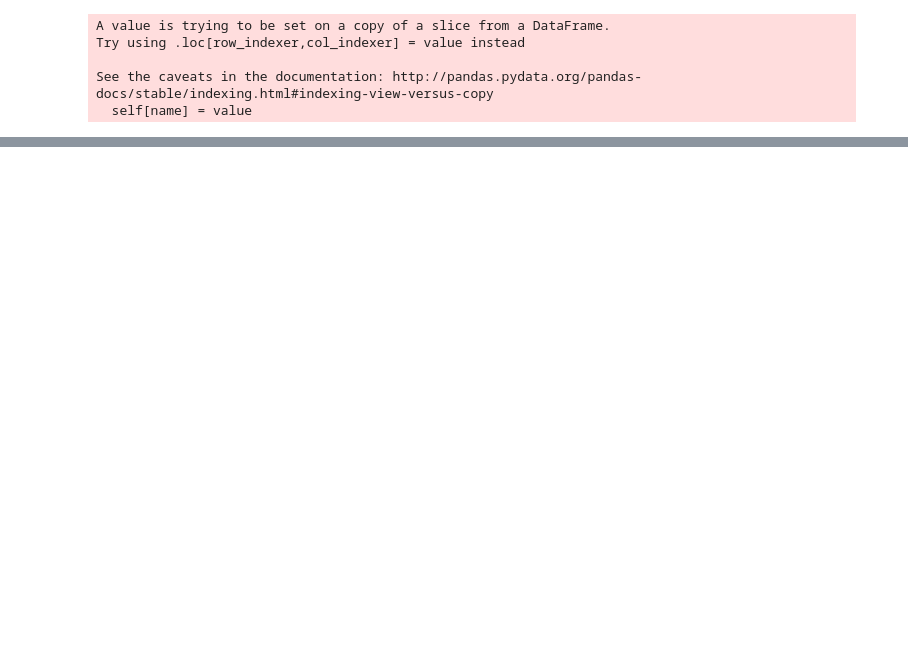
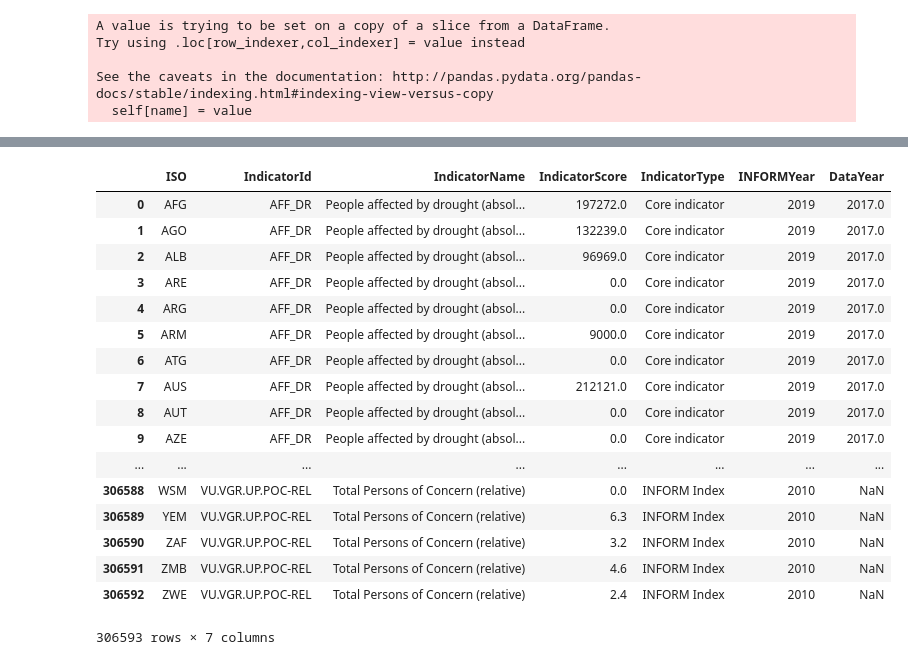
Before and after one commit to RaviShivam/BootlegForPeace, a Jupyter notebook: hfg_eda.ipynb, the cells around one changed output, grey strips where cells are left out. Cells and saved outputs as stored; diff of their text form; code cells hidden in the pictures; blank space fills up the shorter version.

```diff
--- a/hfg_eda.ipynb
+++ b/hfg_eda.ipynb
@@ -140,0 +208,22 @@ plt.plot(grcgrp.Value.tolist())
+# %%
+## Informed
+inform
+# %% [output]
+|  | ISO | IndicatorId | IndicatorName | IndicatorScore | IndicatorType | INFORMYear | DataYear |
+| 0 | AFG | AFF_DR | People affected by drought (absol... | 197272.0 | Core indicator | 2019 | 2017.0 |
+| 1 | AGO | AFF_DR | People affected by drought (absol... | 132239.0 | Core indicator | 2019 | 2017.0 |
+| 2 | ALB | AFF_DR | People affected by drought (absol... | 96969.0 | Core indicator | 2019 | 2017.0 |
+| 3 | ARE | AFF_DR | People affected by drought (absol... | 0.0 | Core indicator | 2019 | 2017.0 |
+| 4 | ARG | AFF_DR | People affected by drought (absol... | 0.0 | Core indicator | 2019 | 2017.0 |
+| 5 | ARM | AFF_DR | People affected by drought (absol... | 9000.0 | Core indicator | 2019 | 2017.0 |
+| 6 | ATG | AFF_DR | People affected by drought (absol... | 0.0 | Core indicator | 2019 | 2017.0 |
+| 7 | AUS | AFF_DR | People affected by drought (absol... | 212121.0 | Core indicator | 2019 | 2017.0 |
+| 8 | AUT | AFF_DR | People affected by drought (absol... | 0.0 | Core indicator | 2019 | 2017.0 |
+| 9 | AZE | AFF_DR | People affected by drought (absol... | 0.0 | Core indicator | 2019 | 2017.0 |
+| ... | ... | ... | ... | ... | ... | ... | ... |
+| 306588 | WSM | VU.VGR.UP.POC-REL | Total Persons of Concern (relative) | 0.0 | INFORM Index | 2010 | NaN |
+| 306589 | YEM | VU.VGR.UP.POC-REL | Total Persons of Concern (relative) | 6.3 | INFORM Index | 2010 | NaN |
+| 306590 | ZAF | VU.VGR.UP.POC-REL | Total Persons of Concern (relative) | 3.2 | INFORM Index | 2010 | NaN |
+| 306591 | ZMB | VU.VGR.UP.POC-REL | Total Persons of Concern (relative) | 4.6 | INFORM Index | 2010 | NaN |
+| 306592 | ZWE | VU.VGR.UP.POC-REL | Total Persons of Concern (relative) | 2.4 | INFORM Index | 2010 | NaN |
+306593 rows × 7 columns
```
Also changed, not shown: parts of 24 cells of this notebook.
